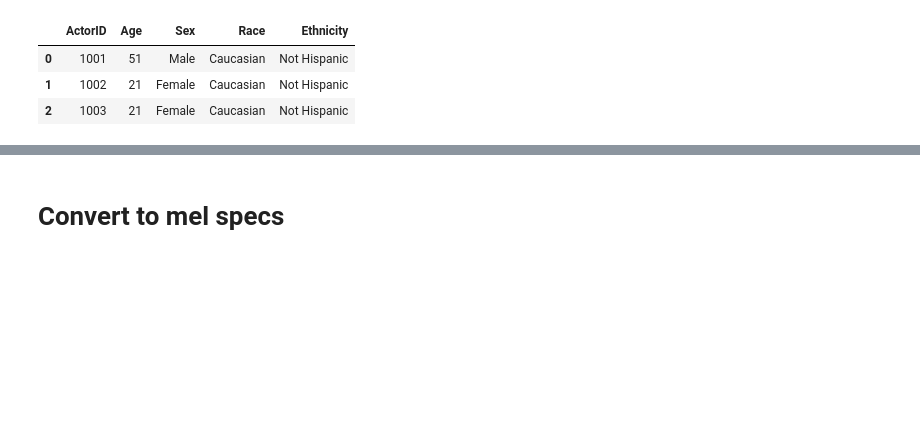
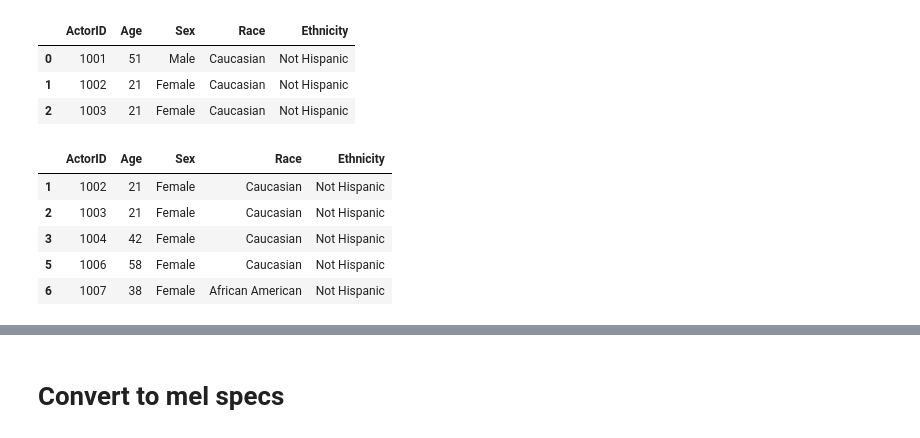
Before and after one commit to Taslim-M/SpeechEmotionClassifier, a Jupyter notebook: Female melspecs.ipynb, the cells around one changed output, grey strips where cells are left out. Cells and saved outputs as stored; diff of their text form; code cells hidden in the pictures; blank space fills up the shorter version.

```diff
--- a/Female melspecs.ipynb
+++ b/Female melspecs.ipynb
@@ -32,3 +32,13 @@ for f in file_names:
        continue
     #print(f)
     shutil.move(audio_folder_name + '\\' +f, dest_folder_name)
+# %%
+df_fem = df[df.Sex =='Female']
+df_fem.head(5)
+# %% [output]
+|  | ActorID | Age | Sex | Race | Ethnicity |
+| 1 | 1002 | 21 | Female | Caucasian | Not Hispanic |
+| 2 | 1003 | 21 | Female | Caucasian | Not Hispanic |
+| 3 | 1004 | 42 | Female | Caucasian | Not Hispanic |
+| 5 | 1006 | 58 | Female | Caucasian | Not Hispanic |
+| 6 | 1007 | 38 | Female | African American | Not Hispanic |
```
Also changed, not shown: parts of 10 cells of this notebook.
